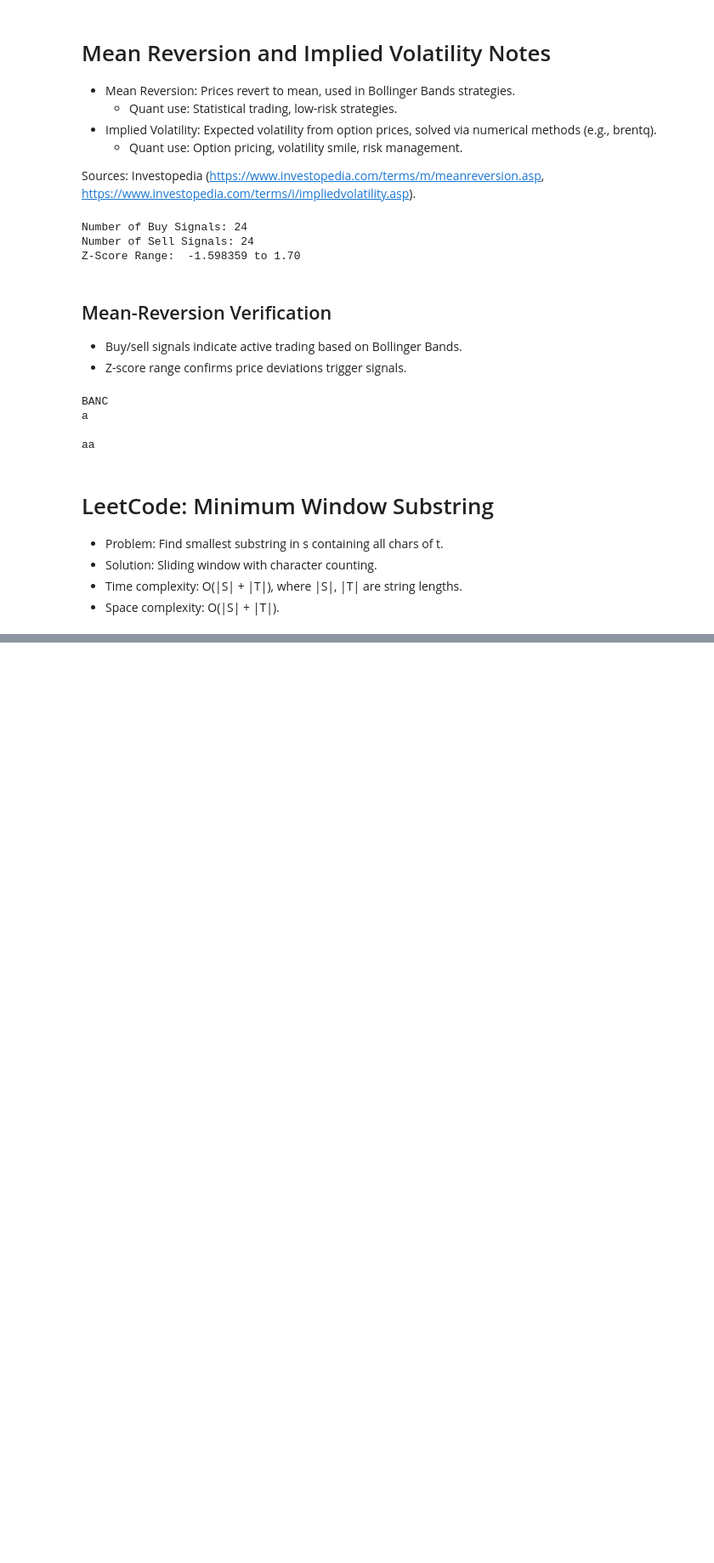
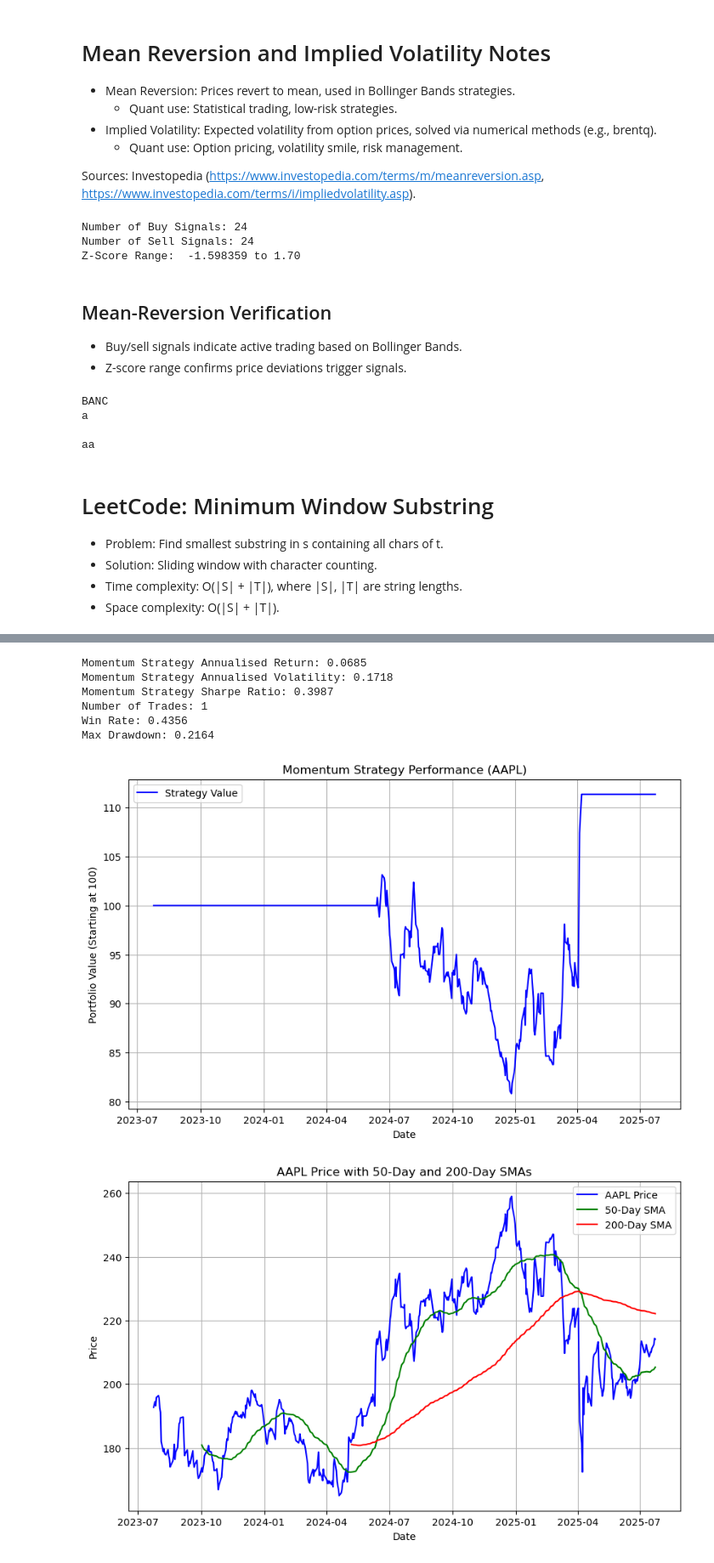
Before and after one commit to mhezie/Quant-Portfolio, a Jupyter notebook: Quant-Portfolio.ipynb, the cells around one changed output, grey strips where cells are left out. Shown at 85% size. Cells and saved outputs as stored; diff of their text form; code cells hidden in the pictures; blank space fills up the shorter version.

```diff
--- a/Quant-Portfolio.ipynb
+++ b/Quant-Portfolio.ipynb
@@ -1680,0 +1687,74 @@ aa
+# %%
+import yfinance as yf
+import pandas as pd
+import numpy as np
+import matplotlib.pyplot as plt
+import seaborn as sns
+
+# Download AAPL data (2 years, daily)
+data = yf.download('AAPL', start='2023-07-24', end='2025-07-24', progress=False, auto_adjust=False)['Close']
+returns = data.pct_change().dropna()
+
+# Momentum: 50-day vs 200-day SMA crossover
+sma50 = data.rolling(window=50).mean()
+sma200 = data.rolling(window=200).mean()
+
+# Generate signals
+signals = pd.DataFrame(index=data.index)
+signals['Price'] = data
+signals['SMA50'] = sma50
+signals['SMA200'] = sma200
+signals['Signal'] = 0
+signals.loc[sma50['AAPL'] > sma200['AAPL'], 'Signal'] =  1   # Buy
+signals.loc[sma50['AAPL'] > sma200['AAPL'], 'Signal'] = -1   # Sell
+signals['Position'] = signals['Signal'].shift(1)             # Next-day execution
+
+# Strategy returns
+strategy_returns = signals['Position'] * returns['AAPL']
+cumulative_returns = (1 + strategy_returns).cumprod() * 100  # Start at 100
+
+# Calculate metrics
+annualised_return = strategy_returns.mean() * 252
+annualised_vol = strategy_returns.std() * np.sqrt(252)
+sharpe_ratio = annualised_return / annualised_vol if annualised_vol != 0 else np.inf
+trades = signals['Signal'].diff().abs().sum() / 2 # Number of trades
+win_rate = (strategy_returns[strategy_returns > 0].count() / strategy_returns[strategy_returns != 0].count()) if trades > 0 else 0
+max_drawdown = ((cumulative_returns.cummax() - cumulative_returns) / cumulative_returns.cummax()).max()
+
+print(f"Momentum Strategy Annualised Return: {annualised_return:.4f}")
+print(f"Momentum Strategy Annualised Volatility: {annualised_vol:.4f}")
+print(f"Momentum Strategy Sharpe Ratio: {sharpe_ratio:.4f}")
+print(f"Number of Trades: {trades:.0f}")
+print(f"Win Rate: {win_rate:.4f}")
+print(f"Max Drawdown: {max_drawdown:.4f}")
+
+# Plot strategy performance
+plt.figure(figsize=(10, 6))
+plt.plot(cumulative_returns.index, cumulative_returns, label="Strategy Value", color='b')
+plt.xlabel("Date")
+plt.ylabel("Portfolio Value (Starting at 100)")
+plt.title("Momentum Strategy Performance (AAPL)")
+plt.legend()
+plt.grid(True)
+plt.show()
+
+# PLot price with SMAs
+plt.figure(figsize=(10, 6))
+plt.plot(data.index, data['AAPL'], label="AAPL Price", color='b')
+plt.plot(sma50.index, sma50['AAPL'], label="50-Day SMA", color='g')
+plt.plot(sma200.index, sma200['AAPL'], label="200-Day SMA", color='r')
+plt.xlabel("Date")
+plt.ylabel("Price")
+plt.title("AAPL Price with 50-Day and 200-Day SMAs")
+plt.legend()
+plt.grid(True)
+plt.show()
+# %% [output]
+Momentum Strategy Annualised Return: 0.0685
+Momentum Strategy Annualised Volatility: 0.1718
+Momentum Strategy Sharpe Ratio: 0.3987
+Number of Trades: 1
+Win Rate: 0.4356
+Max Drawdown: 0.2164
+[figure, added]
+[figure, added]
```
Also changed, not shown: parts of 7 cells of this notebook.
